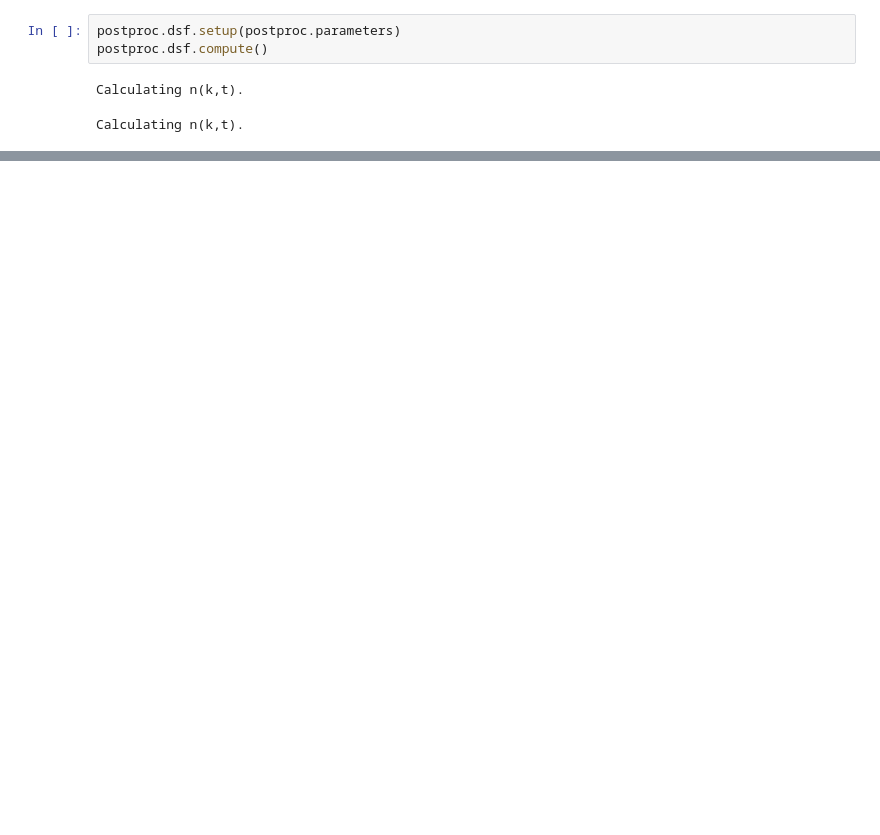
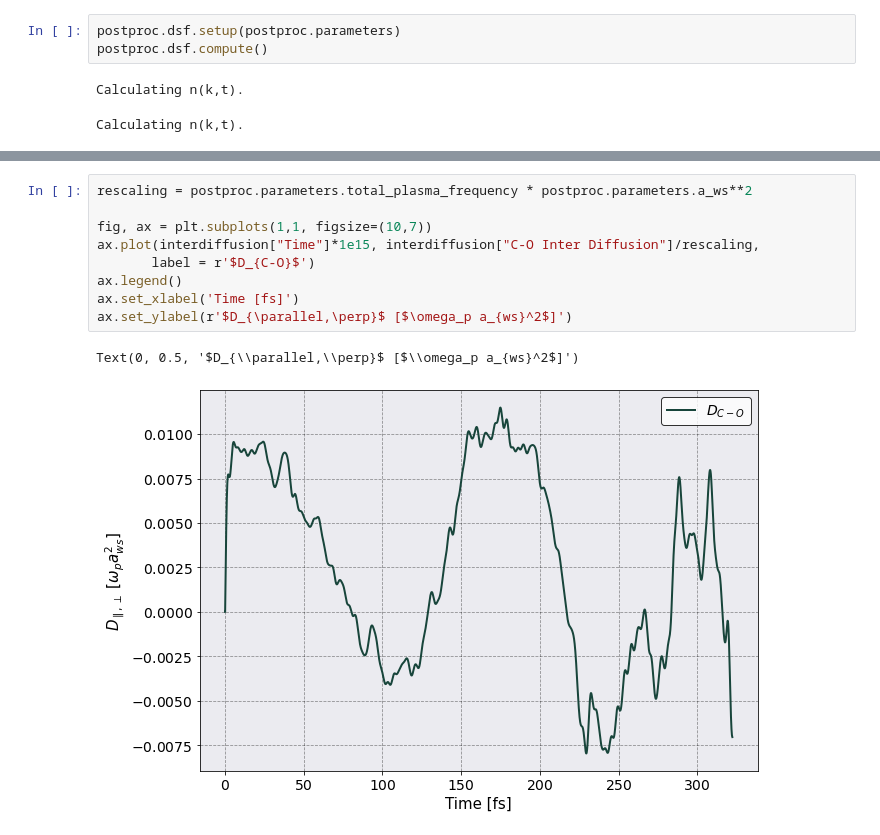
Before and after one commit to murillo-group/sarkas, a Jupyter notebook: notebooks/YBIM_Simulation.ipynb, the cells around one changed output, grey strips where cells are left out. Cells and saved outputs as stored; diff of their text form; blank space fills up the shorter version.

```diff
--- a/notebooks/YBIM_Simulation.ipynb
+++ b/notebooks/YBIM_Simulation.ipynb
@@ -135,0 +176,12 @@ postproc.ssf.plot(y = ['C-C SSF','O-O SSF'],
+# %%
+rescaling = postproc.parameters.total_plasma_frequency * postproc.parameters.a_ws**2
+
+fig, ax = plt.subplots(1,1, figsize=(10,7))
+ax.plot(interdiffusion["Time"]*1e15, interdiffusion["C-O Inter Diffusion"]/rescaling,
+       label = r'$D_{C-O}$')
+ax.legend()
+ax.set_xlabel('Time [fs]')
+ax.set_ylabel(r'$D_{\parallel,\perp}$ [$\omega_p a_{ws}^2$]')
+# %% [output]
+Text(0, 0.5, '$D_{\\parallel,\\perp}$ [$\\omega_p a_{ws}^2$]')
+[figure, added]
```
Also changed, not shown: parts of 15 cells of this notebook, 4 other files.
